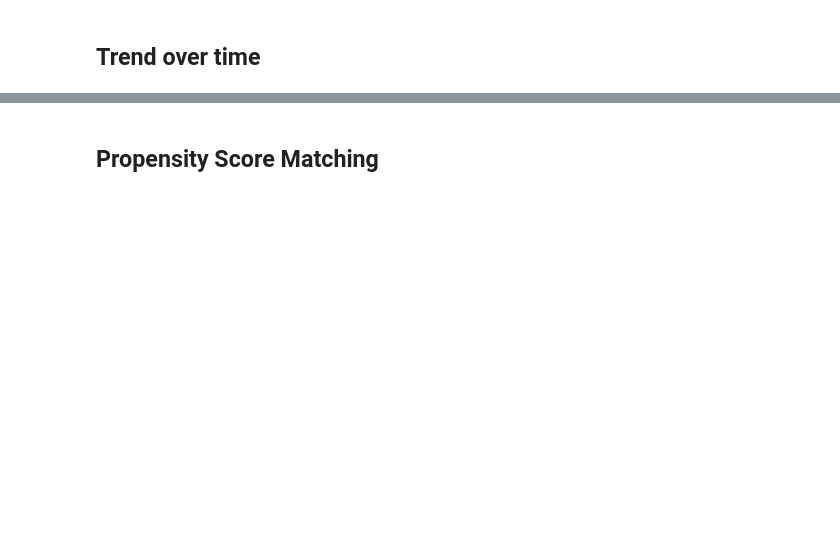
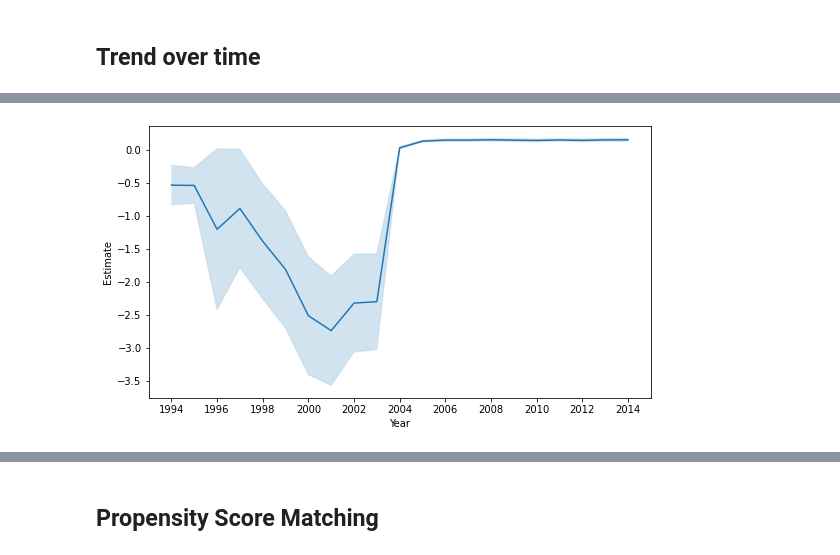
Before and after one commit to oooyiyangc/econ-honor-thesis, a Jupyter notebook: analysis/build/panel.ipynb, the cells around one changed output, grey strips where cells are left out. Cells and saved outputs as stored; diff of their text form; code cells hidden in the pictures; blank space fills up the shorter version.

```diff
--- a/analysis/build/panel.ipynb
+++ b/analysis/build/panel.ipynb
@@ -46,7 +82,7 @@ data_change.head()
 # %% [markdown]
 ## Evaluate PanelOLS
 # %%
-def evaluate(data_change, cutoff=0.5, time_effects=True, entity_effects=True, show_result=True):
+def evaluate(data_change, y="TAXABLE_TOTAL", cutoff=0.5, time_effects=True, entity_effects=True, show_result=True):
     gini_ranking = np.array(data_change.groupby("GEOFIPS")["GINI"].mean().sort_values().index)
     high_gini_counties = gini_ranking[round(len(gini_ranking) * cutoff):]
     low_gini_counties = gini_ranking[:round(len(gini_ranking) * cutoff)]
@@ -63,7 +99,7 @@ def evaluate(data_change, cutoff=0.5, time_effects=True, entity_effects=True, sh
     df_merged.dropna(inplace=True)
 
     exog = sm.add_constant(df_merged[["AGGREGATE_TAXABLE_TOTAL*HIGH_GINI"]])
-    model = PanelOLS(df_merged.TAXABLE_TOTAL, exog, time_effects=time_effects, entity_effects=entity_effects)
+    model = PanelOLS(df_merged[y], exog, time_effects=time_effects, entity_effects=entity_effects)
     res = model.fit(cov_type="robust")
     if show_result:
         print(res)
@@ -156,10 +263,2 @@ AGGREGATE_TAXABLE_TOTAL*HIGH_GINI     0.2339     0.0322     7.2554     0.0000
 # %% [markdown]
 ## Trend over time
-# %%
-coeffs = []
-stds = []
-for year in range(1989, 2010):
-    data_subset = data_change[(data_change["YEAR"] >= year) & (data_change["YEAR"] <= year+10)]
-    coeff, std = evaluate(data_subset, cutoff=0.5, time_effects=True, entity_effects=True, show_result=False)
-    coeffs.append(coeff)
-    stds.append(std)
@@ -189,0 +265,30 @@ plt.show()
+# %%
+def plot_trend_over_time(y="TAXABLE_TOTAL", interval=10, time_effects=True, entity_effects=True):
+    coeffs = []
+    stds = []
+    for year in range(1989, 2010):
+        data_subset = data_change[(data_change["YEAR"] >= year) & (data_change["YEAR"] <= year+10)]
+        coeff, std = evaluate(data_subset, y=y, cutoff=0.5, time_effects=time_effects, entity_effects=entity_effects, show_result=False)
+        coeffs.append(coeff)
+        stds.append(std)
+    # Matplotlib plot with custom error band
+
+    # Define variables to plot
+    x = np.arange(1989+interval//2, 2020-interval+interval//2)
+
+    # Compute upper and lower bounds using chosen uncertainty measure: here
+    # it is a fraction of the standard deviation of measurements at each
+    # time point based on the unbiased sample variance
+    lower = np.array(coeffs) - np.array(stds)
+    upper = np.array(coeffs) + np.array(stds)
+
+    # Draw plot with error band and extra formatting to match seaborn style
+    fig, ax = plt.subplots(figsize=(9,5))
+    ax.plot(x, np.array(coeffs))
+    ax.plot(x, lower, color='tab:blue', alpha=0.1)
+    ax.plot(x, upper, color='tab:blue', alpha=0.1)
+    ax.fill_between(x, lower, upper, alpha=0.2)
+    ax.set_xticks(np.arange(1989+interval//2, 2020-interval+interval//2, 2))
+    ax.set_xlabel('Year')
+    ax.set_ylabel('Estimate')
+    plt.show()
@@ -189,0 +299,4 @@ plt.show()
+# %%
+plot_trend_over_time(y="WAGES_SALARIES")
+# %% [output]
+[figure, added]
```
Also changed, not shown: parts of 16 cells of this notebook.
